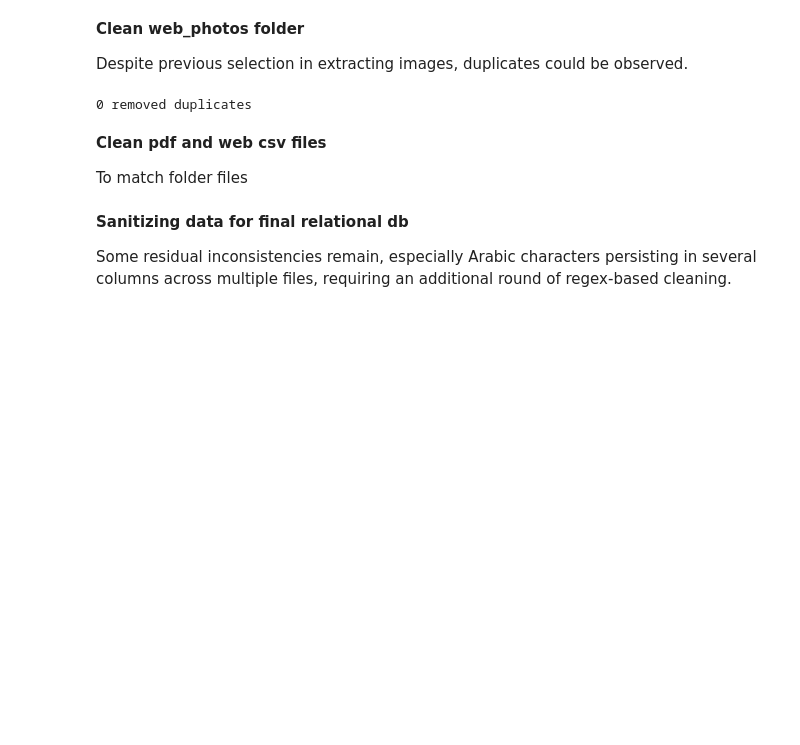
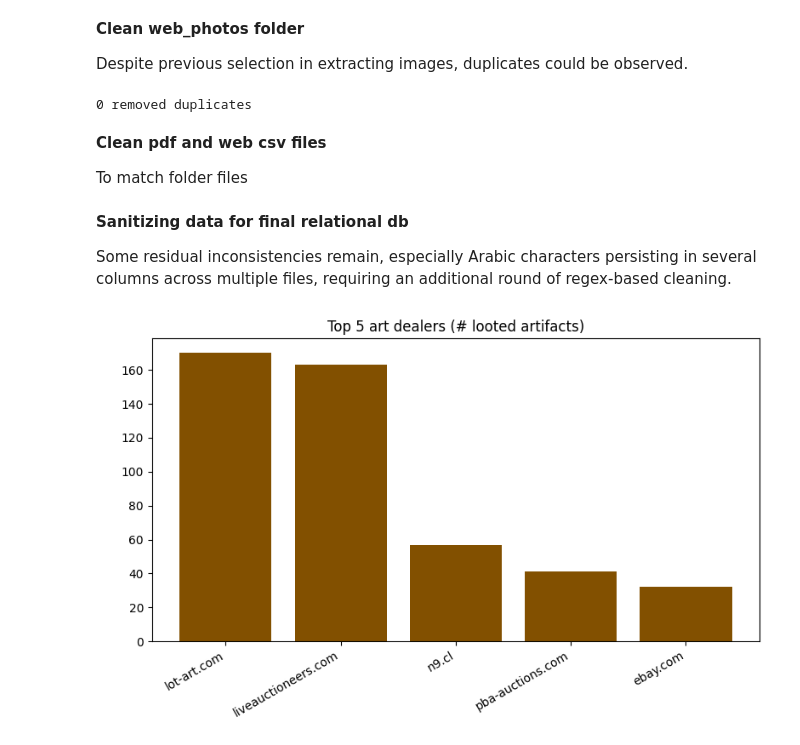
Before and after one commit to anneleschallierdelisle/final_project_looted_artefacts, a Jupyter notebook: notebooks/data_wrangling_cleaning.ipynb, the cells around one changed output. Drawn from its saved outputs; the diff is of its cells as text; code cells hidden in the pictures; blank space fills up the shorter version.

Commit message:
add graph to the report and finalize presentation updates

```diff
--- a/notebooks/data_wrangling_cleaning.ipynb
+++ b/notebooks/data_wrangling_cleaning.ipynb
@@ -789,3 +790,21 @@ for filename in os.listdir(folder):
             continue
 
         os.rename(old_path, new_path)
+# %%
+# additional graph in EDA about art dealers (based on sql script and export)
+
+df = pd.read_csv("../data/clean/sql_exports/sql_query_top5_art_dealers_looted_artefacts.csv", sep = ";")
+
+plt.figure(figsize=(8, 5))
+plt.bar(df["art_dealer"], df["n_artifacts"], color = "#825000")
+
+plt.title("Top 5 art dealers (# looted artifacts)")
+plt.xlabel("")
+plt.ylabel(" ")
+plt.xticks(rotation=30, ha="right")
+
+plt.tight_layout()
+plt.savefig("../figures/top5_looted_artfcts_art_dealer.png", transparent=True)
+plt.show()
+# %% [output]
+[figure, added]
```
Also changed, not shown: parts of 1 cell of this notebook, 4 other files.
